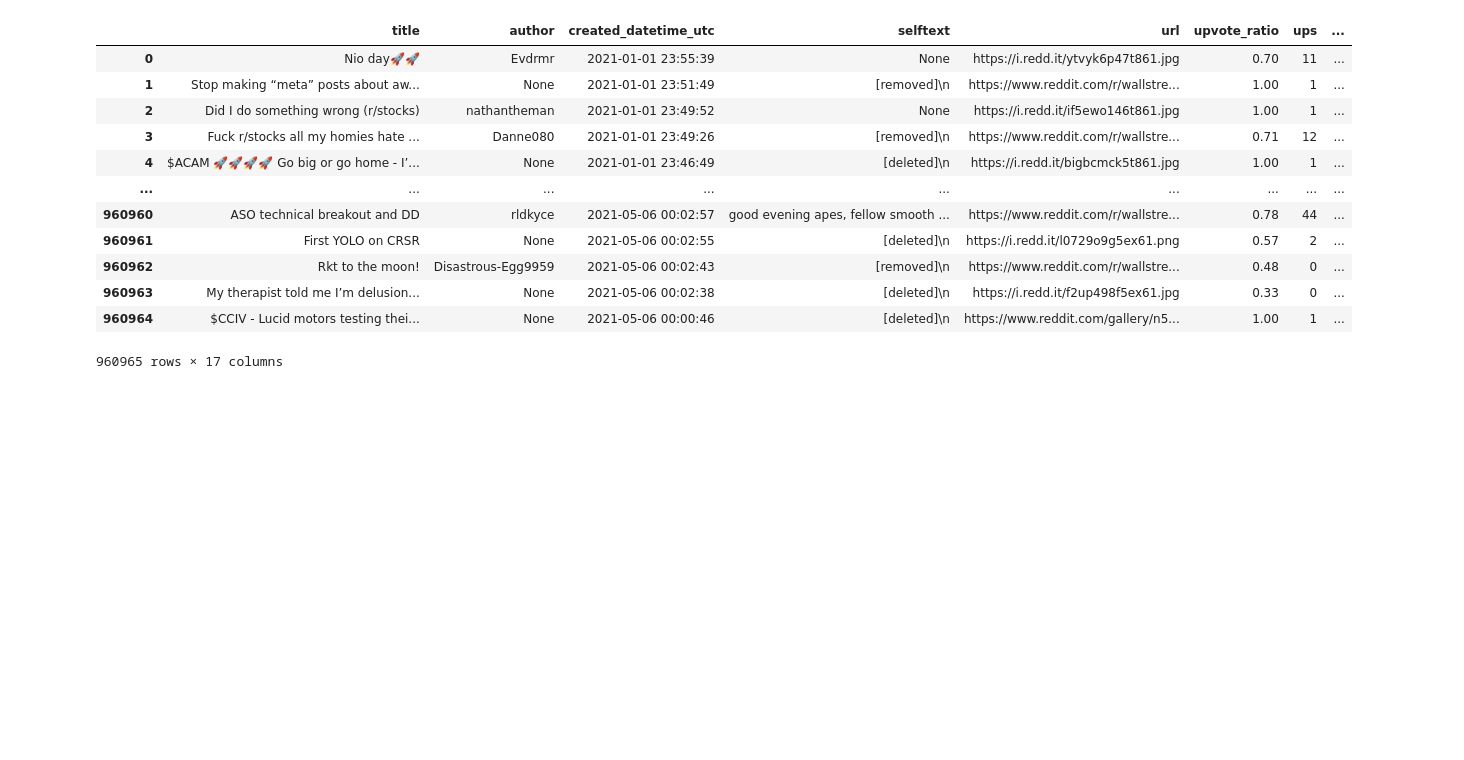
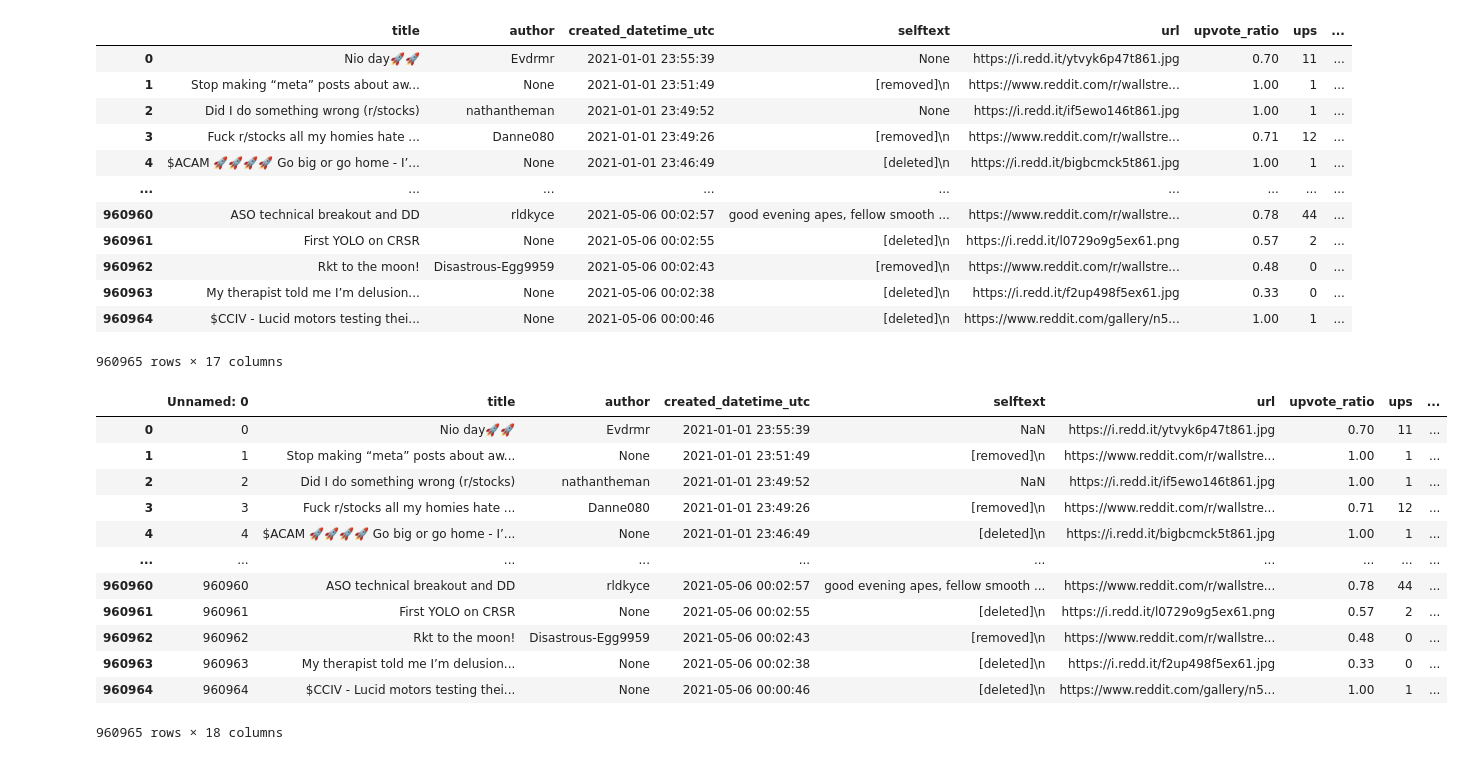
Before and after one commit to ElleNajt/ErdosInstitute-SIG_Project, a Jupyter notebook: DataGathering/CleaningRedditData.ipynb, the cells around one changed output. Saved outputs shown, nothing was run; the diff lists cells and outputs as text; code cells hidden in the pictures; blank space fills up the shorter version.

```diff
--- a/DataGathering/CleaningRedditData.ipynb
+++ b/DataGathering/CleaningRedditData.ipynb
@@ -114,0 +119,18 @@ subreddit_cleaned
+# %%
+df = pd.read_csv("wsb_cleaned.csv")
+# %%
+df
+# %% [output]
+|  | Unnamed: 0 | title | author | created_datetime_utc | selftext | url | upvote_ratio | ups | ... |
+| 0 | 0 | Nio day🚀🚀 | Evdrmr | 2021-01-01 23:55:39 | NaN | https://i.redd.it/ytvyk6p47t861.jpg | 0.70 | 11 | ... |
+| 1 | 1 | Stop making “meta” posts about aw... | None | 2021-01-01 23:51:49 | [removed]\n | https://www.reddit.com/r/wallstre... | 1.00 | 1 | ... |
+| 2 | 2 | Did I do something wrong (r/stocks) | nathantheman | 2021-01-01 23:49:52 | NaN | https://i.redd.it/if5ewo146t861.jpg | 1.00 | 1 | ... |
+| 3 | 3 | Fuck r/stocks all my homies hate ... | Danne080 | 2021-01-01 23:49:26 | [removed]\n | https://www.reddit.com/r/wallstre... | 0.71 | 12 | ... |
+| 4 | 4 | $ACAM 🚀🚀🚀🚀 Go big or go home - I’... | None | 2021-01-01 23:46:49 | [deleted]\n | https://i.redd.it/bigbcmck5t861.jpg | 1.00 | 1 | ... |
+| ... | ... | ... | ... | ... | ... | ... | ... | ... | ... |
+| 960960 | 960960 | ASO technical breakout and DD | rldkyce | 2021-05-06 00:02:57 | good evening apes, fellow smooth ... | https://www.reddit.com/r/wallstre... | 0.78 | 44 | ... |
+| 960961 | 960961 | First YOLO on CRSR | None | 2021-05-06 00:02:55 | [deleted]\n | https://i.redd.it/l0729o9g5ex61.png | 0.57 | 2 | ... |
+| 960962 | 960962 | Rkt to the moon! | Disastrous-Egg9959 | 2021-05-06 00:02:43 | [removed]\n | https://www.reddit.com/r/wallstre... | 0.48 | 0 | ... |
+| 960963 | 960963 | My therapist told me I’m delusion... | None | 2021-05-06 00:02:38 | [deleted]\n | https://i.redd.it/f2up498f5ex61.jpg | 0.33 | 0 | ... |
+| 960964 | 960964 | $CCIV - Lucid motors testing thei... | None | 2021-05-06 00:00:46 | [deleted]\n | https://www.reddit.com/gallery/n5... | 1.00 | 1 | ... |
+960965 rows × 18 columns
```
Also changed, not shown: parts of 2 cells of this notebook, 3 other files.
